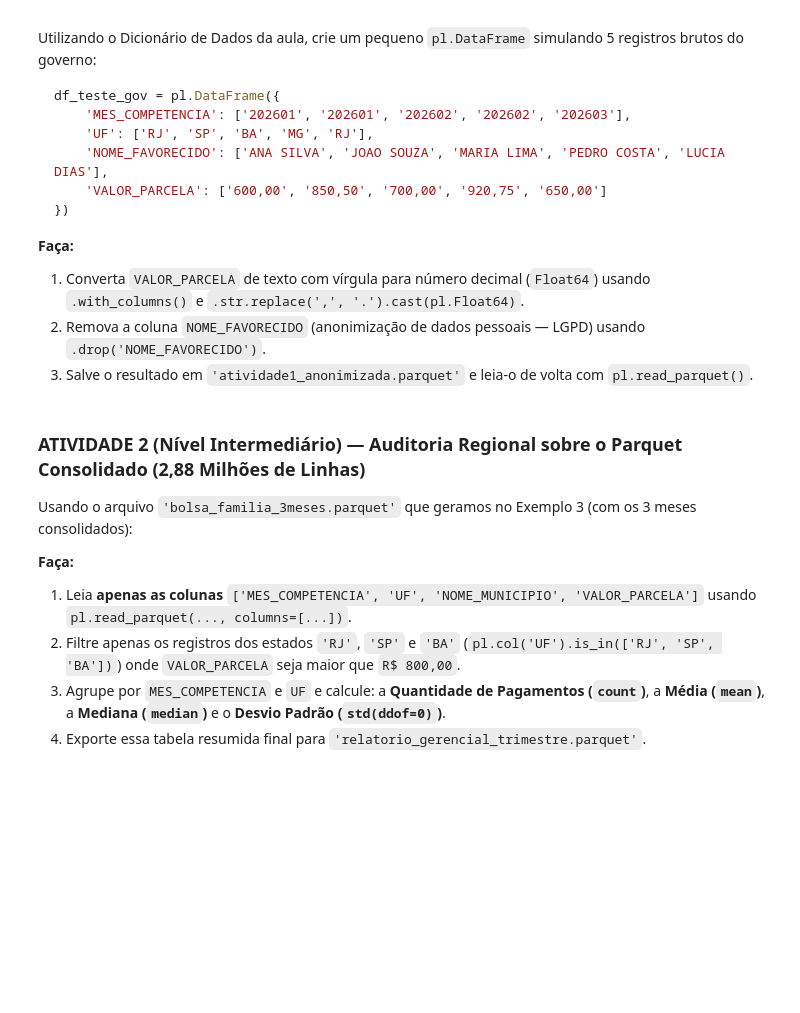
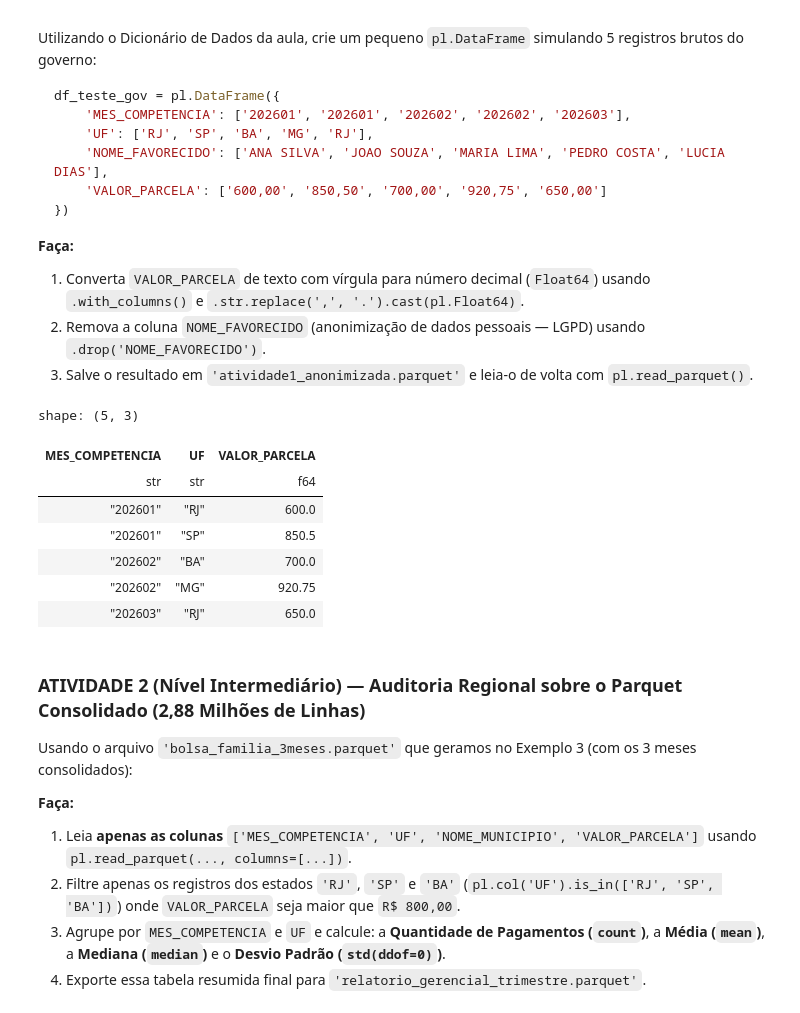
Before and after one commit to F0rtyF0ur/Estatisca-Descritiva, a Jupyter notebook: UC2/Código/12_00__Big_Data_Pre_Processamento_e_Parquet_aluno.ipynb, the cells around one changed output. Drawn from its saved outputs; the diff is of its cells as text; code cells hidden in the pictures; blank space fills up the shorter version.

```diff
--- a/UC2/Código/12_00__Big_Data_Pre_Processamento_e_Parquet_aluno.ipynb
+++ b/UC2/Código/12_00__Big_Data_Pre_Processamento_e_Parquet_aluno.ipynb
@@ -355,6 +355,34 @@ df_teste_gov = pl.DataFrame({
 3. Salve o resultado em `'atividade1_anonimizada.parquet'` e leia-o de volta com `pl.read_parquet()`.
 # %%
 # Escreva aqui o código da Atividade 1 (Nível Básico):
+import polars as pl
+
+df_teste_gov = pl.DataFrame({
+    'MES_COMPETENCIA': ['202601', '202601', '202602', '202602', '202603'],
+    'UF': ['RJ', 'SP', 'BA', 'MG', 'RJ'],
+    'NOME_FAVORECIDO': ['ANA SILVA', 'JOAO SOUZA', 'MARIA LIMA', 'PEDRO COSTA', 'LUCIA DIAS'],
+    'VALOR_PARCELA': ['600,00', '850,50', '700,00', '920,75', '650,00']
+})
+
+df_testegov_limpo = df_teste_gov.with_columns(
+    pl.col('VALOR_PARCELA')
+    .str.replace(',', '.')
+    .cast(pl.Float64)
+    .alias('VALOR_PARCELA')
+)
+df_gov_anonimo = df_testegov_limpo.drop('NOME_FAVORECIDO')
+
+df_gov_anonimo.write_parquet('atividade1_anonimizada.parquet')
+pl.read_parquet('atividade1_anonimizada.parquet')
+# %% [output]
+shape: (5, 3)
+| MES_COMPETENCIA | UF | VALOR_PARCELA |
+| str | str | f64 |
+| "202601" | "RJ" | 600.0 |
+| "202601" | "SP" | 850.5 |
+| "202602" | "BA" | 700.0 |
+| "202602" | "MG" | 920.75 |
+| "202603" | "RJ" | 650.0 |
 # %% [markdown]
 ### ATIVIDADE 2 (Nível Intermediário) — Auditoria Regional sobre o Parquet Consolidado (2,88 Milhões de Linhas)
 Usando o arquivo `'bolsa_familia_3meses.parquet'` que geramos no Exemplo 3 (com os 3 meses consolidados):
```
Also changed, not shown: parts of 3 cells of this notebook.
